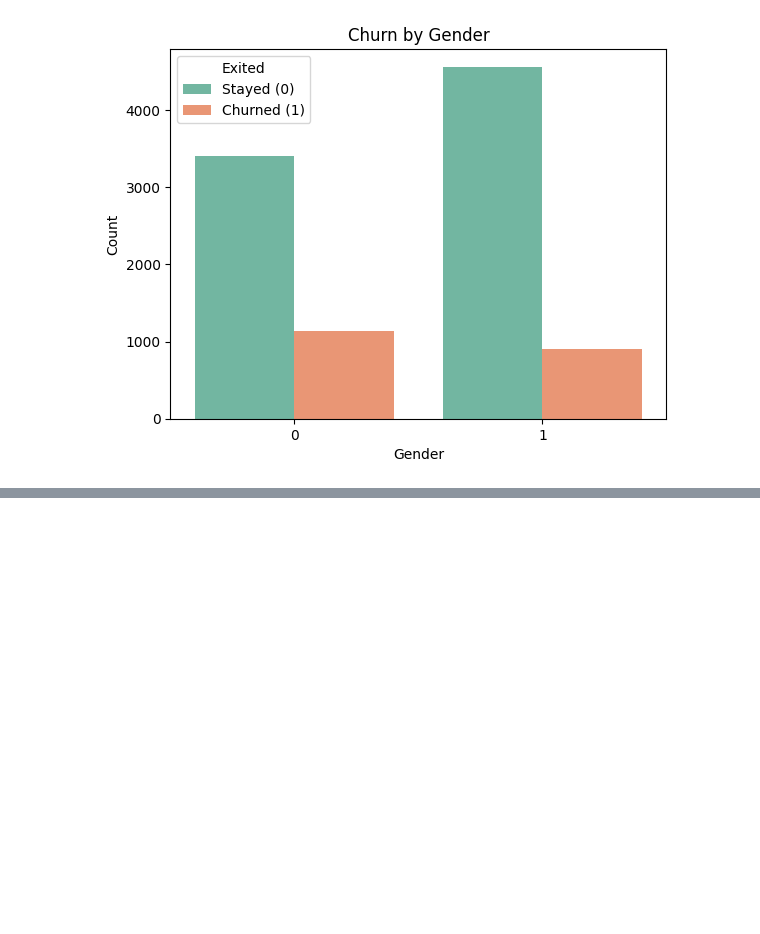
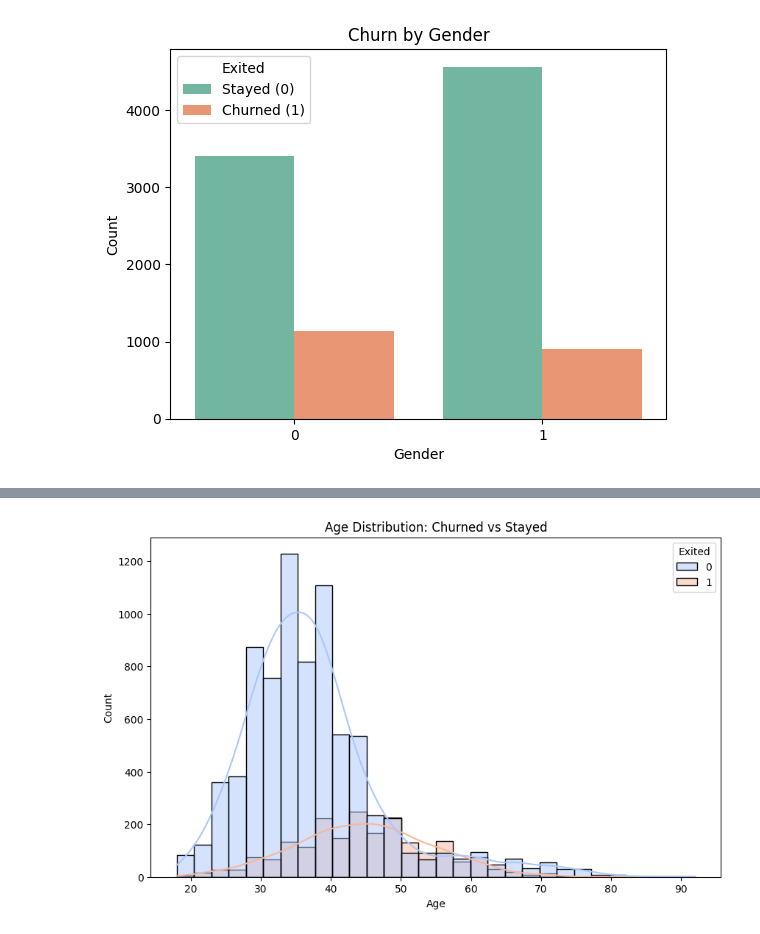
Before and after one commit to athulrj02/Churn-Modelling, a Jupyter notebook: py-code.ipynb, the cells around one changed output, grey strips where cells are left out. Cells and saved outputs as stored; diff of their text form; code cells hidden in the pictures; blank space fills up the shorter version.

```diff
--- a/py-code.ipynb
+++ b/py-code.ipynb
@@ -135,0 +146,10 @@ plt.show()
+# %%
+# Age Distribution by Churn
+plt.figure(figsize=(10, 6))
+sns.histplot(data=df, x='Age', hue='Exited', bins=30, kde=True, palette='coolwarm')
+plt.title('Age Distribution: Churned vs Stayed')
+plt.xlabel('Age')
+plt.ylabel('Count')
+plt.show()
+# %% [output]
+[figure, added]
```
Also changed, not shown: parts of 3 cells of this notebook.
